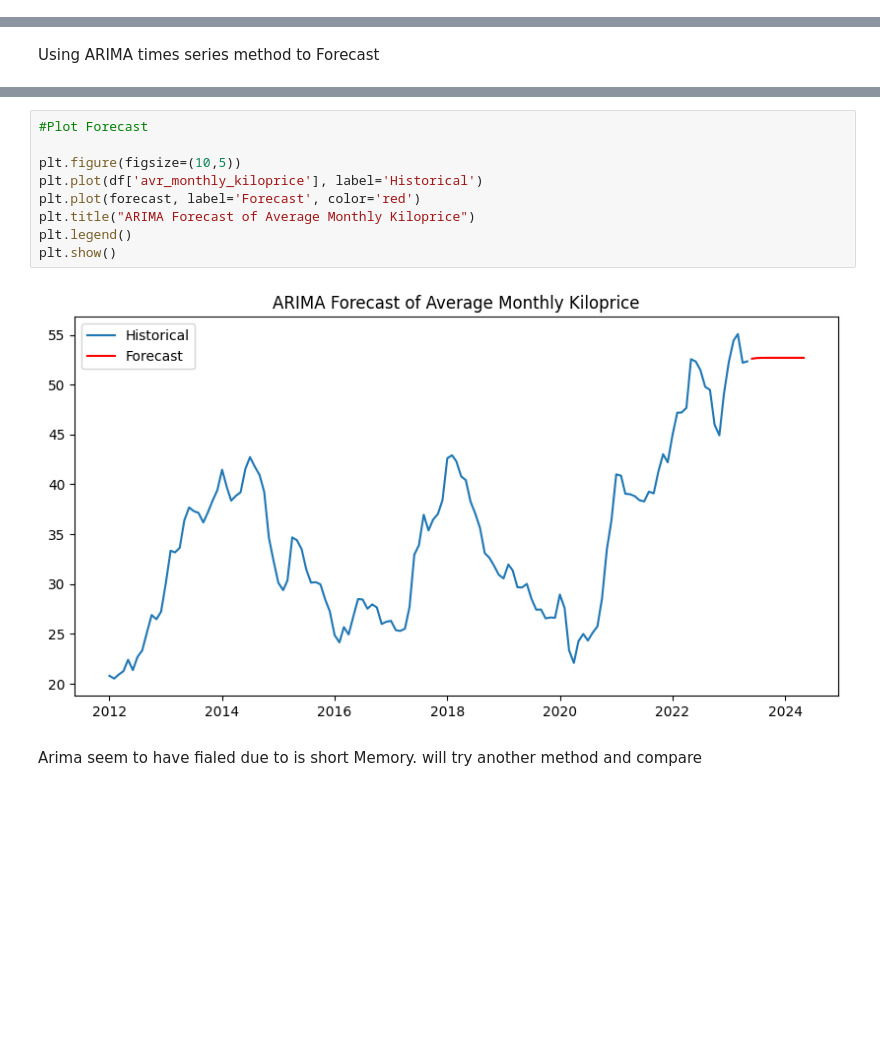
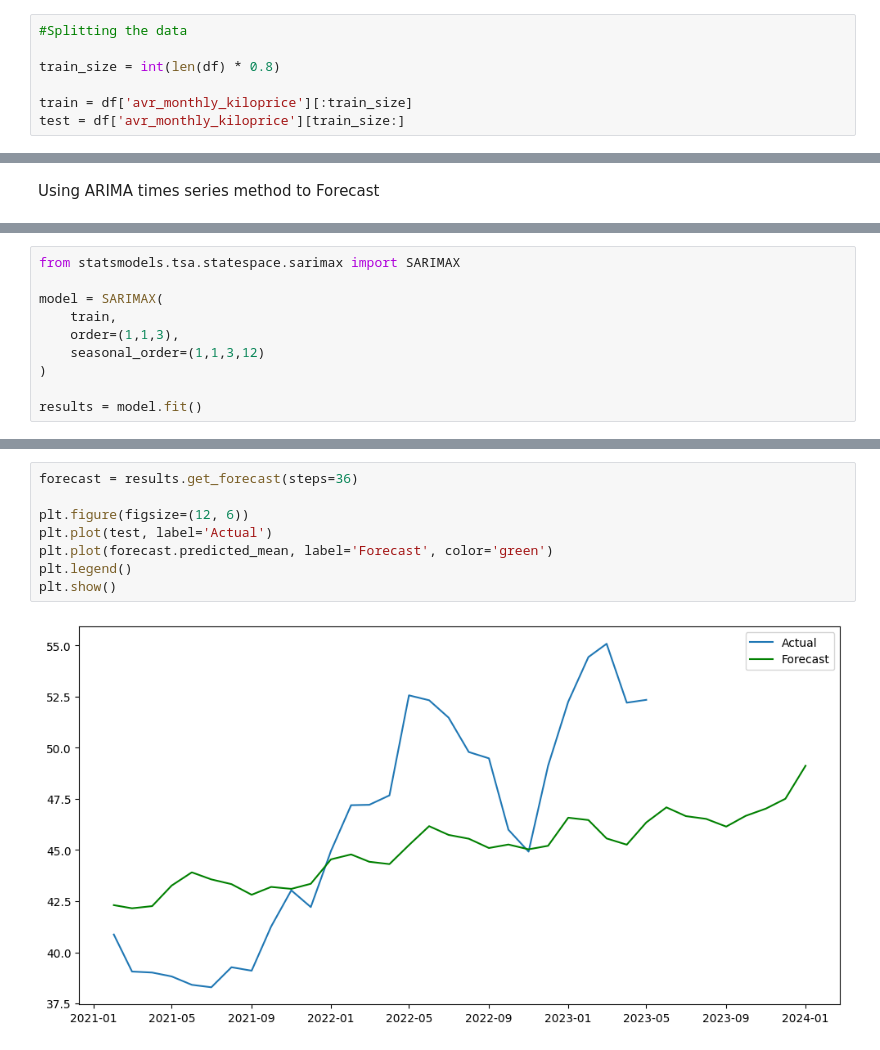
Before and after one commit to dlhegend/-TS_Academy_Capstone_Project, a Jupyter notebook: notebooks/Gift_M_TSAcademy_Cap_Project.ipynb, the cells around one changed output, grey strips where cells are left out. Cells and saved outputs as stored; diff of their text form; blank space fills up the shorter version.

Commit message:
Forecasting

```diff
--- a/notebooks/Gift_M_TSAcademy_Cap_Project.ipynb
+++ b/notebooks/Gift_M_TSAcademy_Cap_Project.ipynb
@@ -251,0 +282,7 @@ The series is likely stationary
+# %%
+#Splitting the data
+
+train_size = int(len(df) * 0.8)
+
+train = df['avr_monthly_kiloprice'][:train_size]
+test = df['avr_monthly_kiloprice'][train_size:]
@@ -275,0 +351,10 @@ Freq: MS, Name: predicted_mean, dtype: float64
+# %%
+from statsmodels.tsa.statespace.sarimax import SARIMAX
+
+model = SARIMAX(
+    train,
+    order=(1,1,3),
+    seasonal_order=(1,1,3,12)
+)
+
+results = model.fit()
@@ -276,14 +375,10 @@ Freq: MS, Name: predicted_mean, dtype: float64
 # %%
-#Plot Forecast
+forecast = results.get_forecast(steps=36)
 
-plt.figure(figsize=(10,5))
-plt.plot(df['avr_monthly_kiloprice'], label='Historical')
-plt.plot(forecast, label='Forecast', color='red')
-plt.title("ARIMA Forecast of Average Monthly Kiloprice")
+plt.figure(figsize=(12, 6))
+plt.plot(test, label='Actual')
+plt.plot(forecast.predicted_mean, label='Forecast', color='green')
 plt.legend()
 plt.show()
 # %% [output]
-[figure, old version]
+[figure, new version]
-# %% [markdown]
-Arima seem to have fialed due to is short Memory.
-will try another method and compare
```
Also changed, not shown: parts of 12 cells of this notebook.
